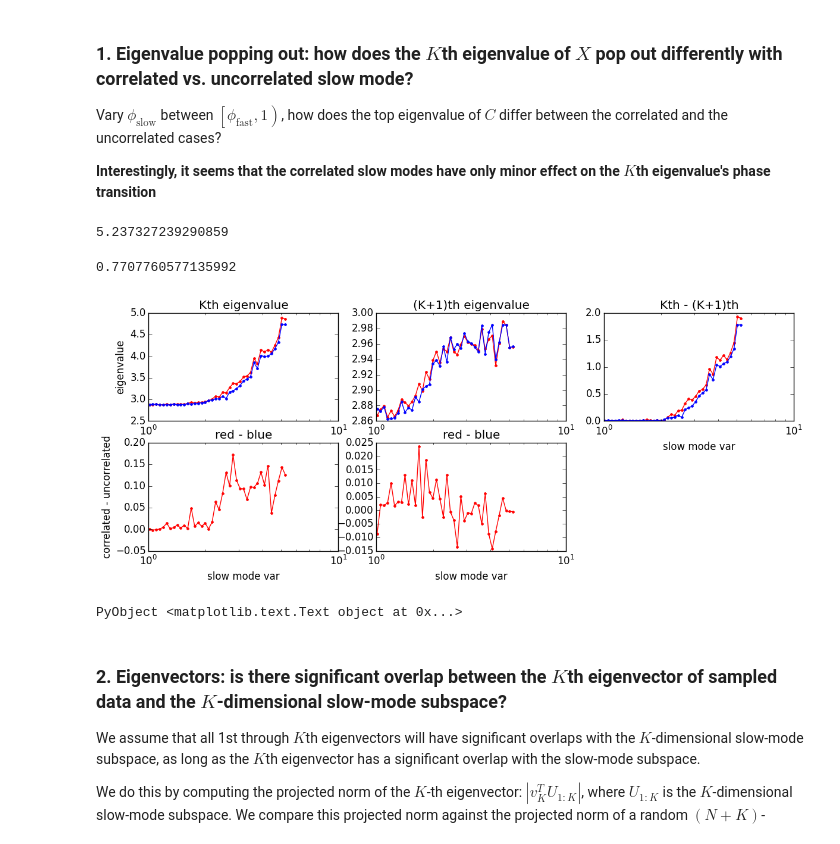
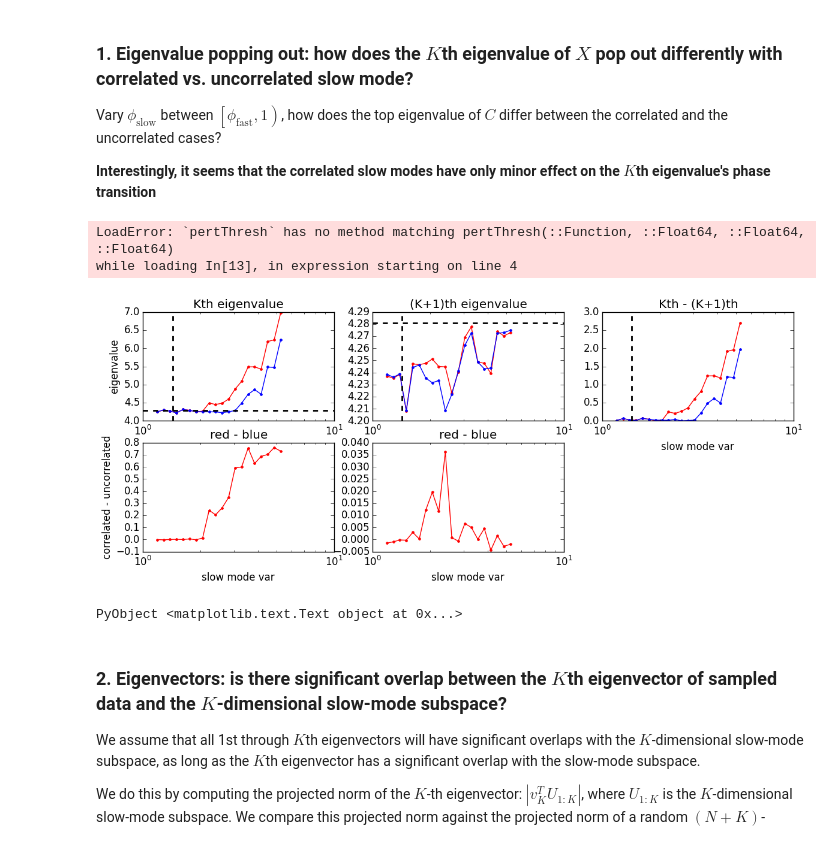
Before and after one commit to ganguli-lab/single-trial, a Jupyter notebook: Low-rank perturbation of correlated random matrix.ipynb, the cells around one changed output. Saved outputs shown, nothing was run; the diff lists cells and outputs as text; code cells hidden in the pictures.

Commit message:
moved perturbation code into HDStat as a generic function

```diff
--- a/Low-rank perturbation of correlated random matrix.ipynb
+++ b/Low-rank perturbation of correlated random matrix.ipynb
@@ -53,50 +56,60 @@ Vary $\phi_\text{slow}$ between $\left[\phi_\text{fast}, 1\right)$, how does the
 
 **Interestingly, it seems that the correlated slow modes have only minor effect on the $K$th eigenvalue's phase transition**
 # %%
-N, T, K, ϕ_fast = 2000, 4000, 10, 0.1
+@everywhere N, T, K, ϕ_fast = 2500, 5000, 1, 0.4
 # sample uniformly in variance instead of the autoregressive parameter
-var_slows = logspace(-log10(1 - ϕ_fast^2), -log10(1 - 0.9^2), 40)
-ϕ_slows = sqrt(1 - 1 ./ var_slows)
+@everywhere var_slows = logspace(-log10(1 - ϕ_fast^2), -log10(1 - 0.9^2), 20)
+@everywhere ϕ_slows = sqrt(1 - 1 ./ var_slows)
 
-ek, epk = zeros(length(ϕ_slows)), zeros(length(ϕ_slows))
-ek1, epk1 = zeros(length(ϕ_slows)), zeros(length(ϕ_slows))
-for (kϕ, ϕ_slow) in enumerate(ϕ_slows)
+@everywhere function experiment(ϕ_slow)
     U, X, Xp = sample(N, T, K, ϕ_slow, ϕ_fast)
 
-    ek[kϕ], ek1[kϕ] = eigs(X' * X / T; nev=K + 1)[1][[K, K + 1]]
-    epk[kϕ], epk1[kϕ] = eigs(Xp' * Xp / T; nev=K + 1)[1][[K, K + 1]]
+    ek, ek1 = eigs(X' * X / T; nev=K + 1)[1][[K, K + 1]]
+    epk, epk1 = eigs(Xp' * Xp / T; nev=K + 1)[1][[K, K + 1]]
+    return ek, ek1, epk, epk1
 end
+
+tmp = @sync @parallel [experiment(ϕ_slow) for ϕ_slow in ϕ_slows];
+
+ek, ek1 = convert(Array{Float64, 1}, map(x -> x[1], tmp)), convert(Array{Float64, 1}, map(x -> x[2], tmp));
+epk, epk1 = convert(Array{Float64, 1}, map(x -> x[3], tmp)), convert(Array{Float64, 1}, map(x -> x[4], tmp));
-# %%
-x = rand(ARMPModel(1, T, 0.9))
-sum(x.^2) / T
-# %% [output]
-5.237327239290859
-# %%
-sqrt(pertThresh(ARMPModel(100, 150, 0.1)))
-# %% [output]
-0.7707760577135992
+# %%
+model = ARMPModel(N, T, ϕ_fast)
+l, u = lb(model), ub(model)
+mu = spec(model)
+thresh = pertThresh(mu, l, u, model.c)
+b = ub(model)
+println(thresh)
+# %% [output]
+LoadError: `pertThresh` has no method matching pertThresh(::Function, ::Float64, ::Float64, ::Float64)
+while loading In[13], in expression starting on line 4
 # %%
 figure(figsize=(14,5))
 subplot(231)
 plot(var_slows, ek, ".-", color="red")
 plot(var_slows, epk, ".-", color="blue")
+axvline(x=thresh, linewidth=2, color="k", linestyle="--")
+axhline(y=b, linewidth=2, color="k", linestyle="--")
 xscale("log"); title("Kth eigenvalue"); ylabel("eigenvalue")
 subplot(232)
 plot(var_slows, ek1, ".-", color="red")
 plot(var_slows, epk1, ".-", color="blue")
+axvline(x=thresh, linewidth=2, color="k", linestyle="--")
+axhline(y=b, linewidth=2, color="k", linestyle="--")
 xscale("log"); title("(K+1)th eigenvalue")
 subplot(233)
 plot(var_slows, ek - ek1, ".-", color="red")
 plot(var_slows, epk - epk1, ".-", color="blue")
+axvline(x=thresh, linewidth=2, color="k", linestyle="--")
 xscale("log"); title("Kth - (K+1)th"); xlabel("slow mode var")
 subplot(234)
 plot(var_slows, ek - epk, ".-", color="red")
 xscale("log"); title("red - blue"); xlabel("slow mode var"); ylabel("correlated - uncorrelated")
 subplot(235)
 plot(var_slows, ek1 - epk1, ".-", color="red")
 xscale("log"); title("red - blue"); xlabel("slow mode var")
 # %% [output]
-[figure, old version]
+[figure, new version]
 PyObject <matplotlib.text.Text object at 0x...>
 # %% [markdown]
 ### 2. Eigenvectors: is there significant overlap between the $K$th eigenvector of sampled data and the $K$-dimensional slow-mode subspace?
```
Also changed, not shown: parts of 4 cells of this notebook, 3 other files.
